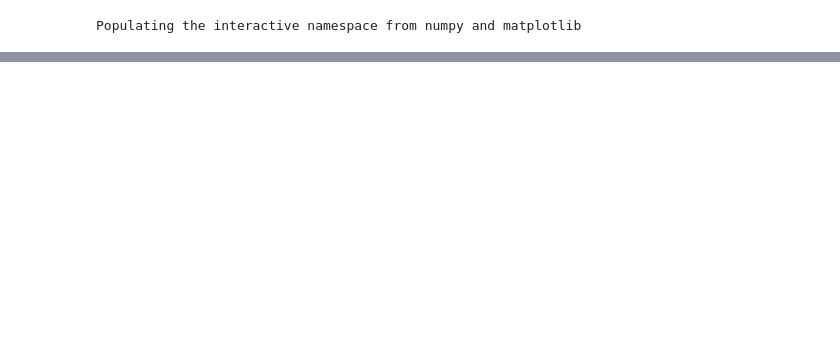
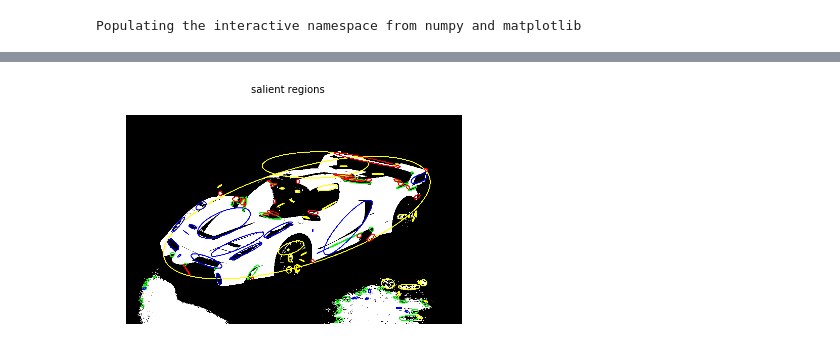
Before and after one commit to NLeSC/SalientDetector-python, a Jupyter notebook: Notebooks/Test_detection.ipynb, the cells around one changed output, grey strips where cells are left out. Saved outputs shown, nothing was run; the diff lists cells and outputs as text; code cells hidden in the pictures; blank space fills up the shorter version.

```diff
--- a/Notebooks/Test_detection.ipynb
+++ b/Notebooks/Test_detection.ipynb
@@ -11,5 +11,17 @@ import scipy.io as sio
 %pylab inline
 # %% [output]
 Populating the interactive namespace from numpy and matplotlib
+# %%
+SE_size_factor = 0.02
+area_factor_very_large = 0.01
+area_factor_large = 0.001
+lam_factor = 3
+num_levels = 256
+offset = 80
+connectivity = 8
+weight_all = 0.33
+weight_large = 0.33
+weight_very_large = 0.33
+lam = 27
 # %%
 #Load the image
@@ -21,6 +34,17 @@ sr.show_image(img)
+# %%
+binarizer = sr.DatadrivenBinarizer( lam=lam,
+                 area_factor_large=area_factor_large,
+                 area_factor_verylarge=area_factor_very_large,
+                 weights=(weight_all, weight_large, weight_very_large),
+                 offset=offset,
+                 num_levels=num_levels,
+                 connectivity=connectivity)
+
+#for now: use simple threshold binarizer
+binarizer = sr.ThresholdBinarizer(106)
 # %%
 #our detection object
-det = sr.SalientDetector()
+det = sr.SalientDetector(binarizer=binarizer, SE_size_factor=SE_size_factor, lam_factor=lam_factor, connectivity=connectivity)
 # %%
 regions = det.detect(img,
                     find_holes=True,
@@ -34,3 +59,9 @@ sr.visualize_elements(img, regions=regions);
+# %%
+num_regions, features_standard, features_poly = sr.binary_mask2ellipse_features(regions,
+                                                                                connectivity=connectivity)
+sr.visualize_elements_ellipses(img, features_standard);
+# %% [output]
+[figure, added]
 # %%
 holes_true, islands_true, indents_true,  prots_true = \
     sr.read_matfile('../tests/images/Gray/gray_dmsra_regions.mat', visualize=False)
```
Also changed, not shown: parts of 5 cells of this notebook, 3 other files.
